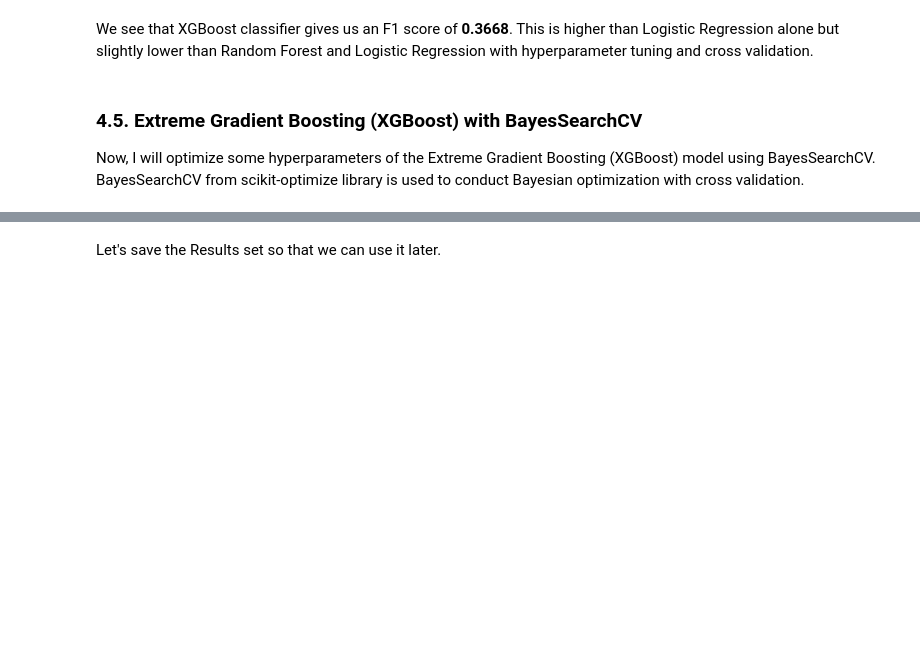
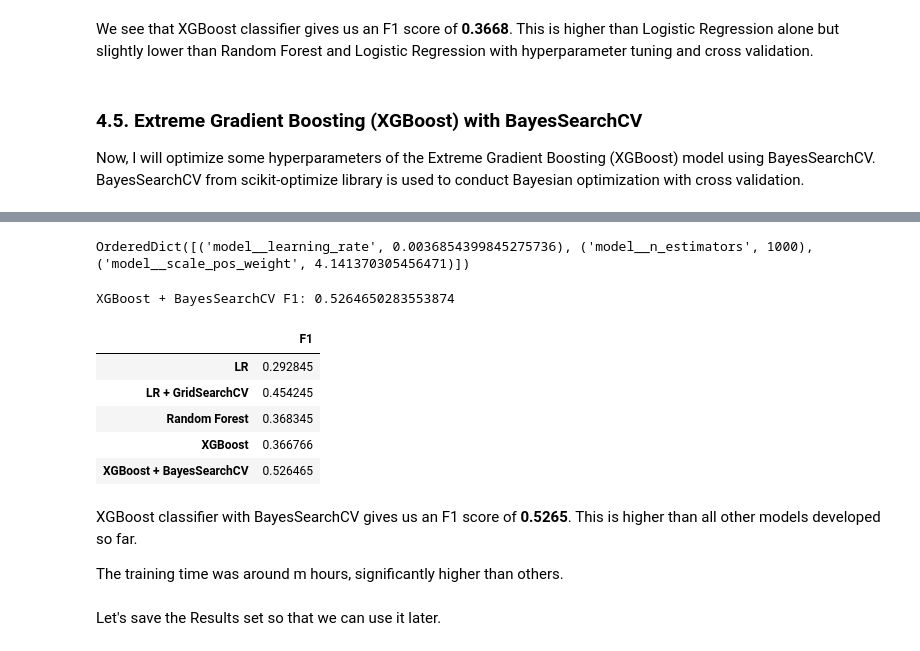
Before and after one commit to Berk135/UCI_Bank_Marketing, a Jupyter notebook: 5.UCI_Bank_Marketing_Modeling_PCA.ipynb, the cells around one changed output, grey strips where cells are left out. Saved outputs shown, nothing was run; the diff lists cells and outputs as text; code cells hidden in the pictures; blank space fills up the shorter version.

Commit message:
Trained XGBoost on PCA data set

```diff
--- a/5.UCI_Bank_Marketing_Modeling_PCA.ipynb
+++ b/5.UCI_Bank_Marketing_Modeling_PCA.ipynb
@@ -316,8 +316,8 @@ pipe_xgb_bo = Pipeline([("scaler", StandardScaler()),
 #Define parameter space
 params_xgb_bo = {'model__n_estimators': space.Integer(100, 1000, 'log-uniform'),
                  'model__learning_rate': space.Real(10e-6, 1.0, 'log-uniform'),
-                 'model__scale_pos_weight': space.Real(1, 50, 'uniform'),
-                 'model__max_depth': space.Integer(0, 50, 'uniform')
+                 'model__scale_pos_weight': space.Real(1, 50, 'uniform')
+                 #'model__max_depth': space.Integer(0, 50, 'uniform')
                 }
 
 #fit_params_xgb_bo = {'model__eval_metric': f1_eval}
@@ -328,7 +328,7 @@ xgb_bo = BayesSearchCV(pipe_xgb_bo,
                        n_iter=50,
                        n_jobs=-1,
                        cv=10,
-                       random_state = 10,
+                       random_state = 42,
                        scoring='f1')
 # %%
 #Fit XGBoost + BayesSearchCV
@@ -341,16 +343,31 @@ print_time(start_time, end_time)
 # %%
 #Print best parameters
 print(xgb_bo.best_params_)
+# %% [output]
+OrderedDict([('model__learning_rate', 0.0036854399845275736), ('model__n_estimators', 1000), ('model__scale_pos_weight', 4.141370305456471)])
 # %%
 #Predict using fitted XGBoost + BayesSearchCV model
 xgb_bo_preds = xgb_bo.best_estimator_.predict(X_test)
 
 xgb_bo_f1 = f1_score(y_test, xgb_bo_preds)
 print("XGBoost + BayesSearchCV F1:",xgb_bo_f1)
+# %% [output]
+XGBoost + BayesSearchCV F1: 0.5264650283553874
 # %%
 #Store results
-results.loc["XGBoost + BayesSearchCV"] = xgb_bo_rmse
+results.loc["XGBoost + BayesSearchCV"] = xgb_bo_f1
 results
+# %% [output]
+|  | F1 |
+| LR | 0.292845 |
+| LR + GridSearchCV | 0.454245 |
+| Random Forest | 0.368345 |
+| XGBoost | 0.366766 |
+| XGBoost + BayesSearchCV | 0.526465 |
+# %% [markdown]
+XGBoost classifier with BayesSearchCV gives us an F1 score of **0.5265**. This is higher than all other models developed so far.
+
+The training time was around m hours, significantly higher than others.
 # %% [markdown]
 Let's save the Results set so that we can use it later.
 # %%
```
Also changed, not shown: parts of 5 cells of this notebook, 1 other file.
